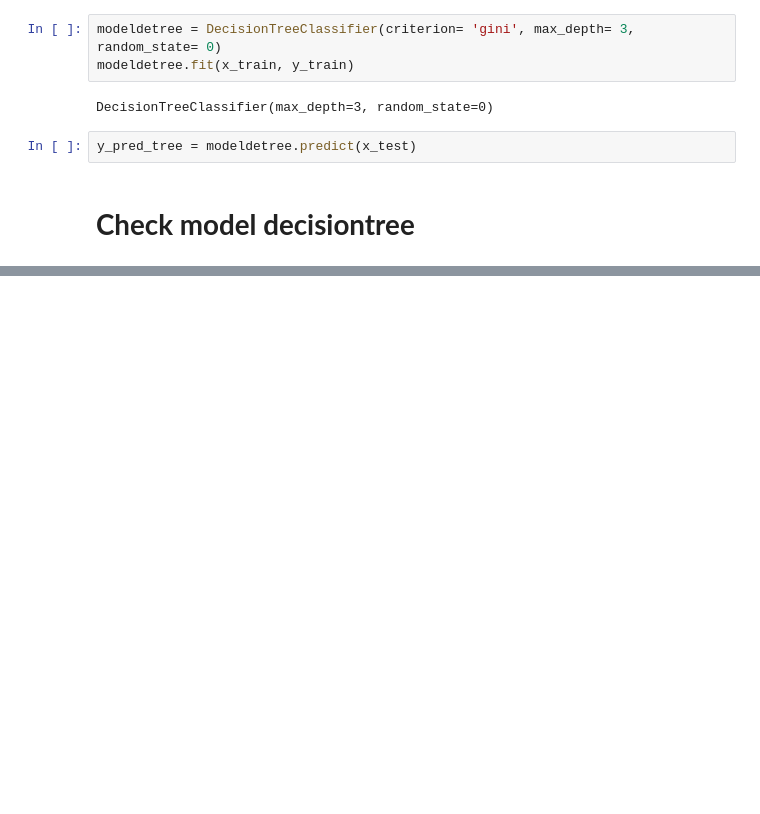
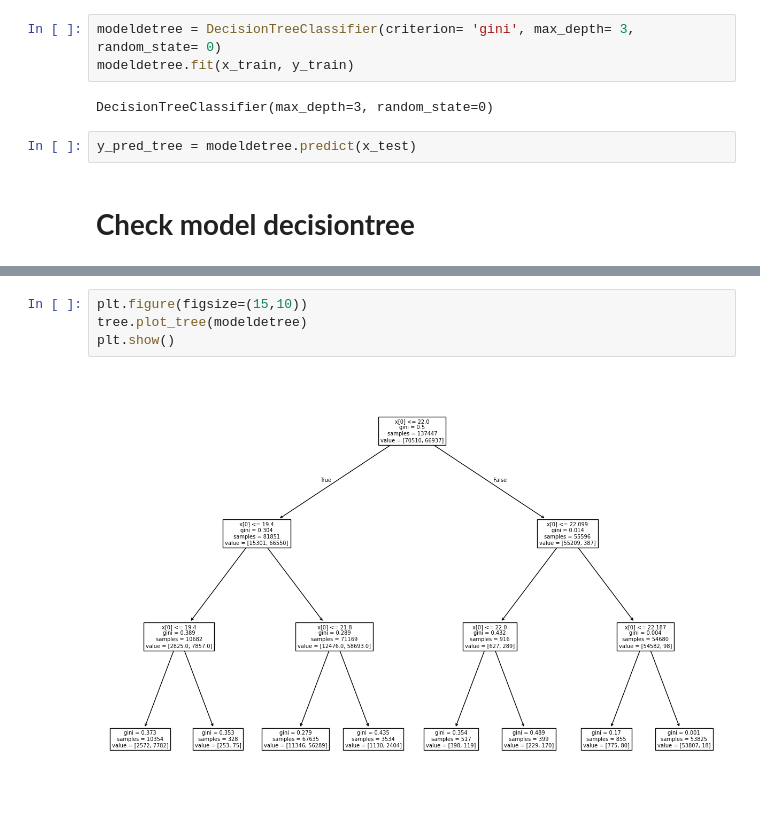
Before and after one commit to Atalu09H/Machine-learning, a Jupyter notebook: ml.ipynb, the cells around one changed output, grey strips where cells are left out. Saved outputs shown, nothing was run; the diff lists cells and outputs as text; blank space fills up the shorter version.

Commit message:
draw tree

```diff
--- a/ml.ipynb
+++ b/ml.ipynb
@@ -286,0 +287,6 @@ plt.show()
+# %%
+plt.figure(figsize=(15,10))
+tree.plot_tree(modeldetree)
+plt.show()
+# %% [output]
+[figure, added]
```
Also changed, not shown: parts of 11 cells of this notebook.
